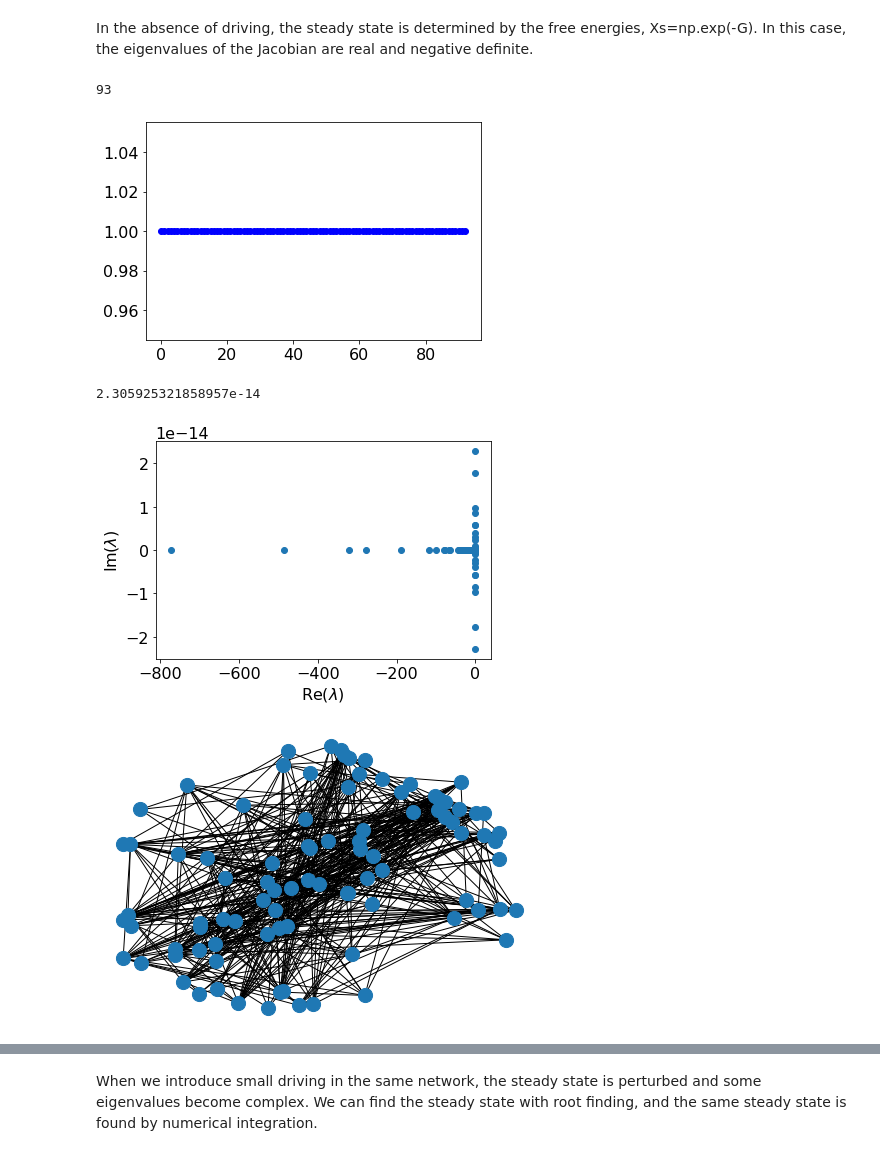
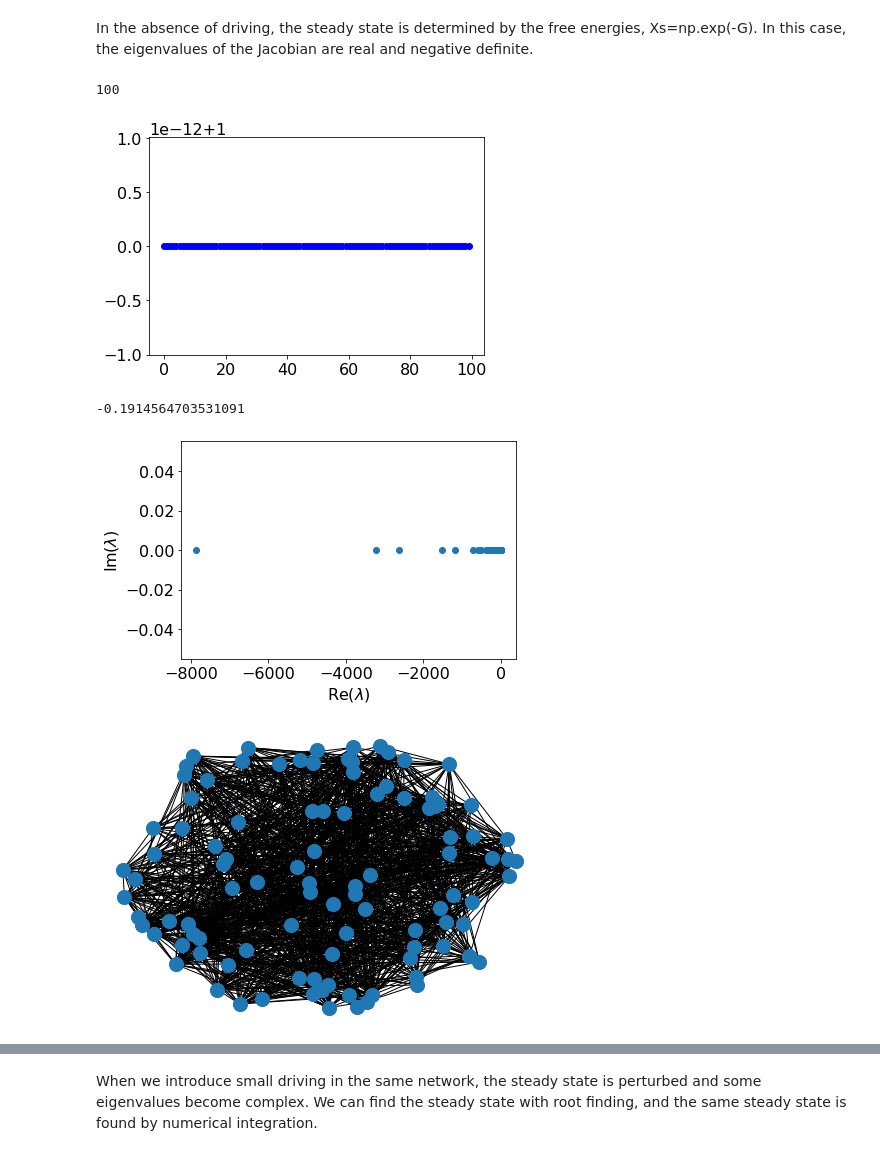
Before and after one commit to znicolaou/rmtchem, a Jupyter notebook: rmtchem.ipynb, the cells around one changed output, grey strips where cells are left out. Saved outputs shown, nothing was run; the diff lists cells and outputs as text; code cells hidden in the pictures.

```diff
--- a/rmtchem.ipynb
+++ b/rmtchem.ipynb
@@ -12,7 +12,7 @@ plt.rcParams['pdf.fonttype'] = 42
 In the absence of driving, the steady state is determined by the free energies, Xs=np.exp(-G). In this case, the eigenvalues of the Jacobian are real and negative definite.
 # %%
 n=100
-c=0.6
+c=2.0
 nr=int(c*n)
 seed=31
 
@@ -32,35 +32,35 @@ g=nx.convert_matrix.from_numpy_matrix(adj)
 
 lcc=np.array(list(max(nx.connected_components(g), key=len)))
 n=len(lcc)
 eta=eta[:,lcc]
 nu=nu[:,lcc]
 G=G[lcc]
 
 print(n)
 X0=np.exp(-G)
 XD1=np.zeros(n)
 XD2=np.zeros(n)
 Xs2=rmtchem.steady(X0,eta,nu,k,XD1,XD2).x
 plt.plot(Xs2/X0,'bo')
 plt.show()
 
 evals,evecs=np.linalg.eig(rmtchem.jac(X0,eta,nu,k,XD1,XD2))
 plt.xlabel('$\mathrm{Re}(\lambda)$')
 plt.ylabel('$\mathrm{Im}(\lambda)$')
 plt.scatter(x=np.real(evals),y=np.imag(evals))
 print(np.max(np.real(evals)))
 plt.savefig('plots/fig0b.pdf')
 plt.show()
 g=nx.from_numpy_matrix(rmtchem.jac(np.exp(-G),eta,nu,k,XD1,XD2))
 nx.draw(g,node_size=200)
 plt.savefig('plots/fig0a.pdf')
 plt.show()
 # Xs,success=rmtchem.integrate(X0,eta,nu,k,XD1,XD2,100,0.1,prog=True)
 # plt.plot(Xs)
 # plt.show()
 # %% [output]
-93
+100
-[figure, old version]
+[figure, new version]
-2.305925321858957e-14
+-0.1914564703531091
-[figure, old version]
+[figure, new version]
-[figure, old version]
+[figure, new version]
```
Also changed, not shown: parts of 16 cells of this notebook, 1 other file.
